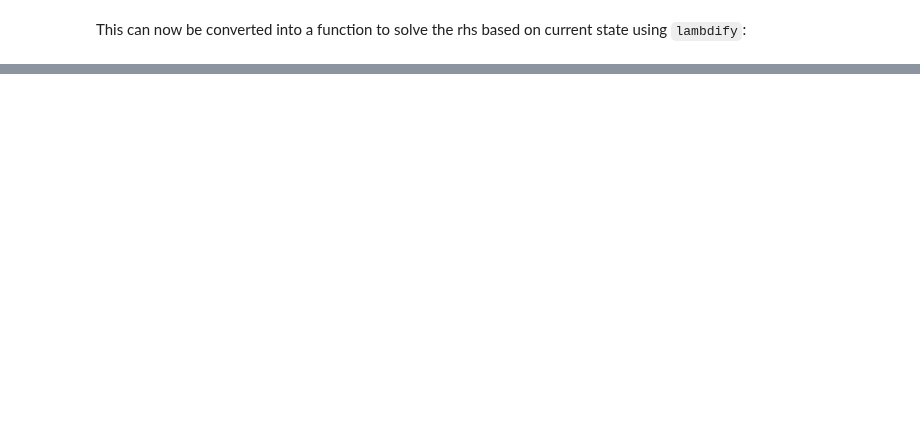
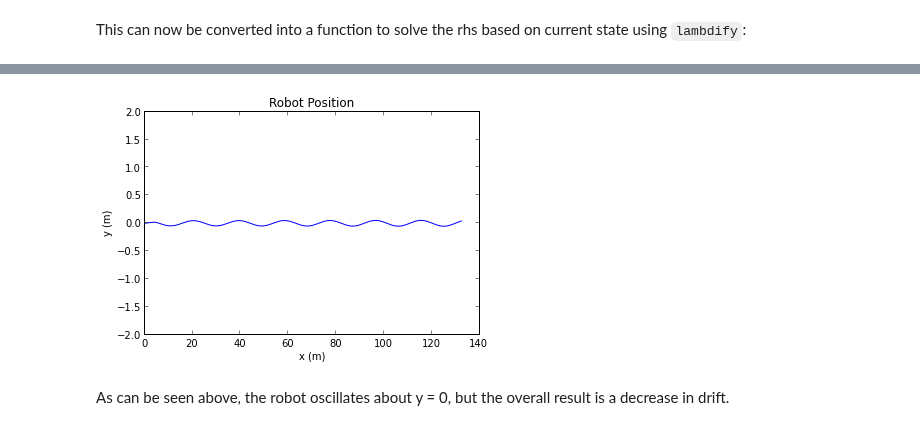
Before and after one commit to pydy/pydy, a Jupyter notebook: differential_drive/Differential Drive.ipynb, the cells around one changed output, grey strips where cells are left out. Cells and saved outputs as stored; diff of their text form; code cells hidden in the pictures; blank space fills up the shorter version.

```diff
--- a/differential_drive/Differential Drive.ipynb
+++ b/differential_drive/Differential Drive.ipynb
@@ -291,0 +430,16 @@ As the robot has mass, this shouldn't be a straight line. Can't seem to figure o
+# %%
+setpoint = 15
+
+#Run the simulation
+ts = linspace(0, 60, 3000)
+x0 = [0,] * 15                         #Start out at origin, unmoving
+xs = odeint(right_hand_side, x0, ts, args=(setpoint, 50, 50, values))
+plt.plot(xs[:,0], xs[:,1])
+plt.title('Robot Position')
+plt.xlabel('x (m)')
+plt.ylabel('y (m)')
+plt.ylim([-2,2]);
+# %% [output]
+[figure, added]
+# %% [markdown]
+As can be seen above, the robot oscillates about y = 0, but the overall result is a decrease in drift.
```
Also changed, not shown: parts of 22 cells of this notebook.
